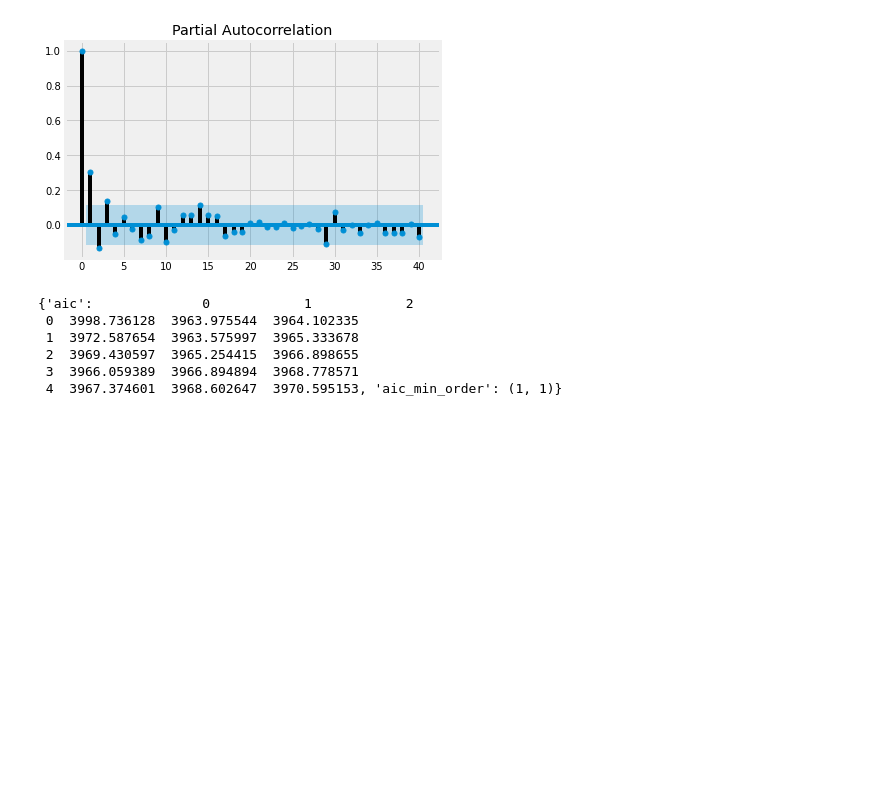
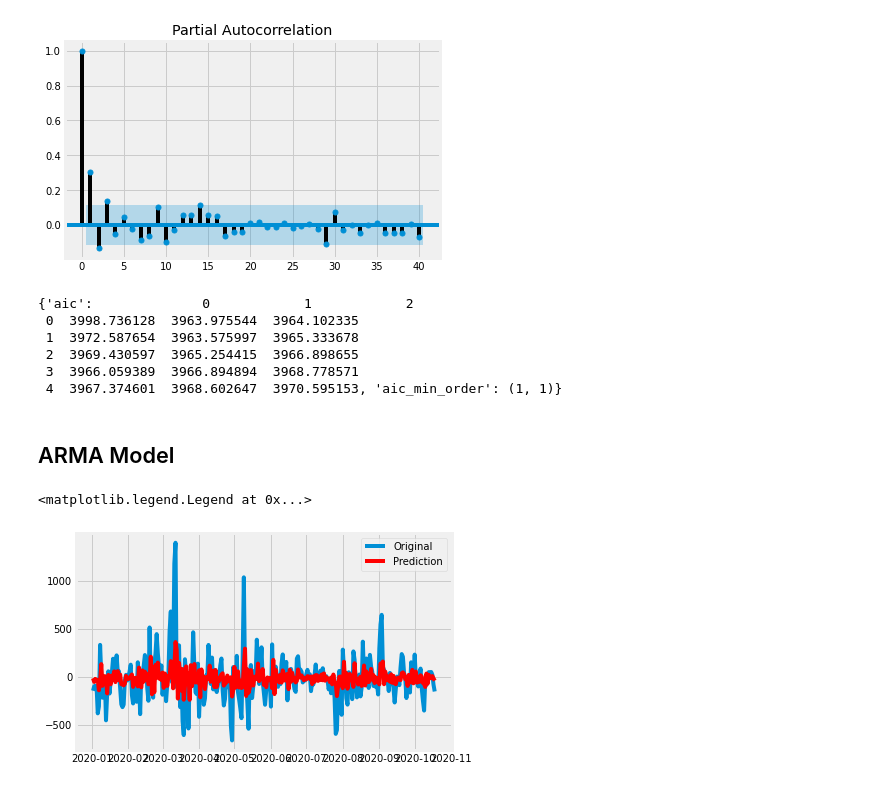
Before and after one commit to ayoubbensakhria/finance_algo, a Jupyter notebook: ARMA_Model.ipynb, the cells around one changed output. Saved outputs shown, nothing was run; the diff lists cells and outputs as text; code cells hidden in the pictures; blank space fills up the shorter version.

```diff
--- a/ARMA_Model.ipynb
+++ b/ARMA_Model.ipynb
@@ -85,9 +87,9 @@ plt.plot(df_valid, color='green')
 # Difference the stock price and make it stationary
 # A stationary process has the property that the mean,
 # variance and autocorrelation structure do not change over time.
-df1_train = df_train - df_train.shift(-1)
-df1_train.dropna(inplace=True)
-df1_train.plot(figsize = (10,5))
+dfret_train = df_train - df_train.shift(-1)
+dfret_train.dropna(inplace=True)
+dfret_train.plot(figsize = (10,5))
 # %% [output]
 <matplotlib.axes._subplots.AxesSubplot at 0x...>
 [figure]
@@ -162,3 +168,14 @@ sm.tsa.stattools.arma_order_select_ic(df1_train['close'], ic='aic')
  2  3969.430597  3965.254415  3966.898655
  3  3966.059389  3966.894894  3968.778571
  4  3967.374601  3968.602647  3970.595153, 'aic_min_order': (1, 1)}
+# %% [markdown]
+## ARMA Model
+# %%
+model_arma = sm.tsa.ARMA(dfret_train.dropna(), order=(1, 1))
+result_ARMA = model_arma.fit(disp=-1)
+plt.plot(dfret_train.dropna(), label='Original')
+plt.plot(result_ARMA.fittedvalues, color='red', label='Prediction')
+plt.legend(loc='best')
+# %% [output]
+<matplotlib.legend.Legend at 0x...>
+[figure, added]
```
Also changed, not shown: parts of 20 cells of this notebook.
